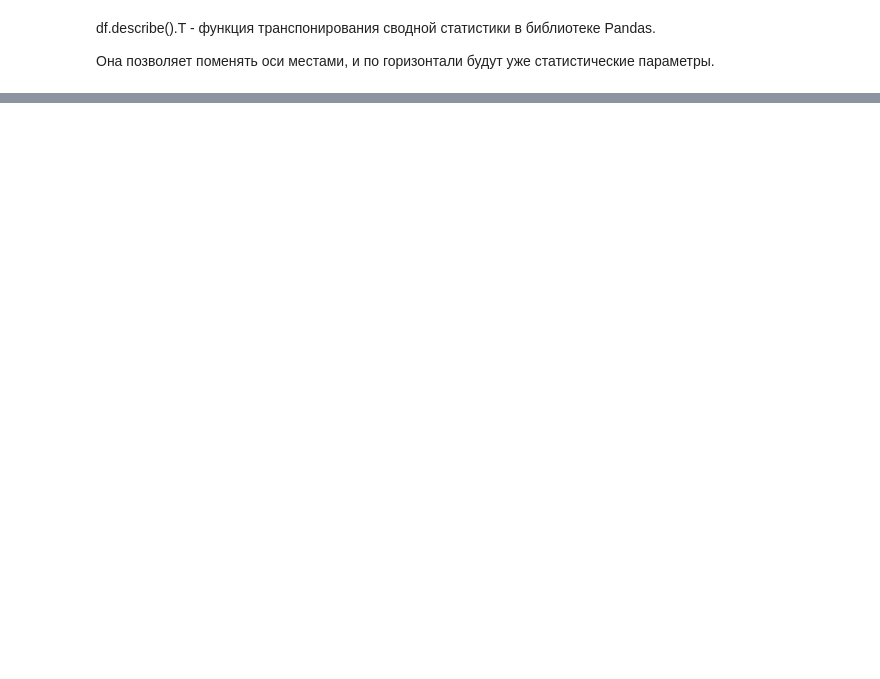
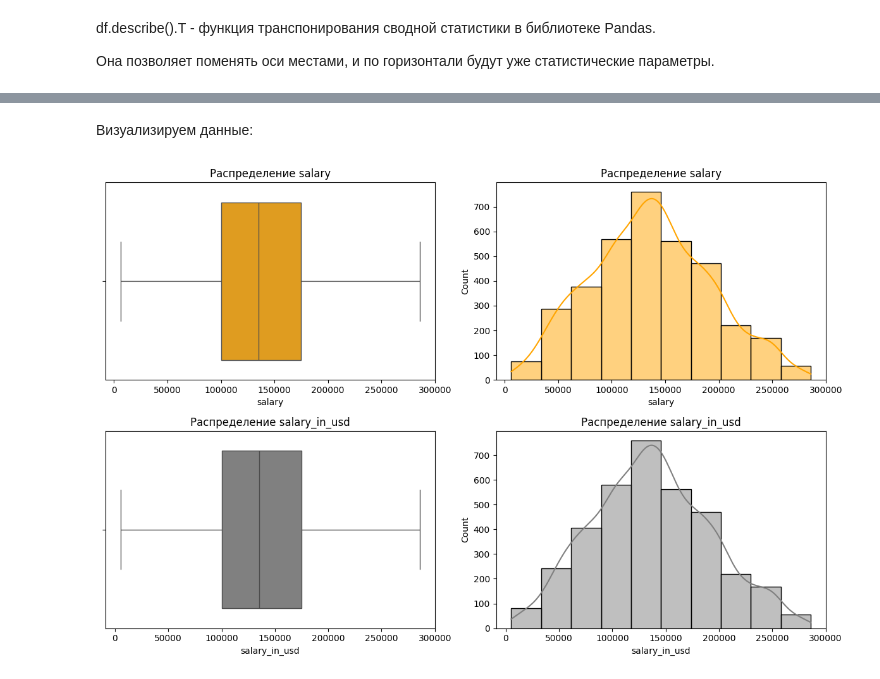
Before and after one commit to Dmitriy6655/-python-DS-ITOGOVAYA, a Jupyter notebook: sem_10_itog_HW.ipynb, the cells around one changed output, grey strips where cells are left out. Drawn from its saved outputs; the diff is of its cells as text; code cells hidden in the pictures; blank space fills up the shorter version.

```diff
--- a/sem_10_itog_HW.ipynb
+++ b/sem_10_itog_HW.ipynb
@@ -208,0 +235,25 @@ dtype: int64
+# %% [markdown]
+Визуализируем данные:
+# %%
+plt.figure(figsize=(12, 8))
+
+plt.subplot(2, 2, 1)
+sns.boxplot(x=df['salary'], color='orange')
+plt.title('Распределение salary')
+
+plt.subplot(2, 2, 2)
+sns.histplot(df['salary'], bins=10, kde=True, color='orange')
+plt.title('Распределение salary')
+
+plt.subplot(2, 2, 3)
+sns.boxplot(x=df['salary_in_usd'], color='grey')
+plt.title('Распределение salary_in_usd')
+
+plt.subplot(2, 2, 4)
+sns.histplot(df['salary_in_usd'], bins=10, kde=True, color='grey')
+plt.title('Распределение salary_in_usd')
+
+plt.tight_layout()
+plt.show()
+# %% [output]
+[figure, added]
```
Also changed, not shown: parts of 29 cells of this notebook.
